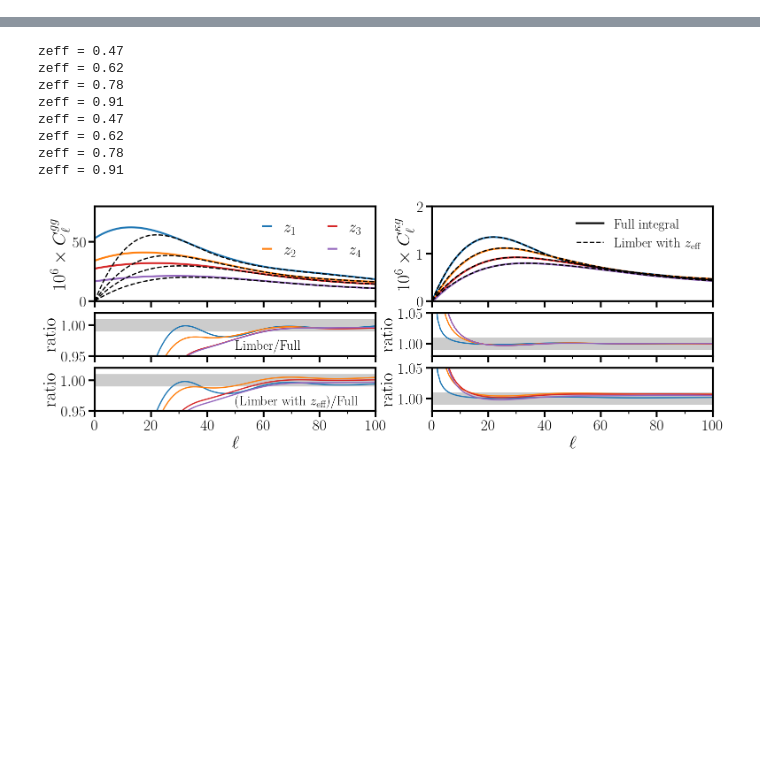
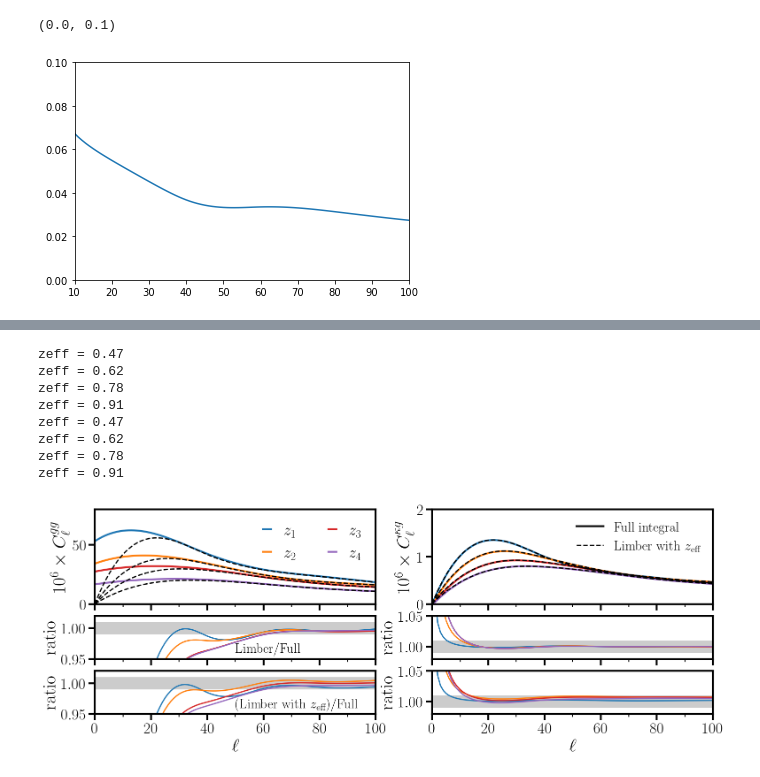
Before and after one commit to Joletaxi19/desi-cmb-lensing-joint-analysis, a Jupyter notebook: notebooks/beyondLimber.ipynb, the cells around one changed output, grey strips where cells are left out. Saved outputs shown, nothing was run; the diff lists cells and outputs as text; code cells hidden in the pictures; blank space fills up the shorter version.

```diff
--- a/notebooks/beyondLimber.ipynb
+++ b/notebooks/beyondLimber.ipynb
@@ -127,0 +169,7 @@ matplotlib.rcParams['text.latex.preamble'] = r'\usepackage{amsmath}'
+# %%
+plt.plot(l,ckg_2l_zeff/ckg_2l_zeff_nomag-1)
+plt.xlim(10,100)
+plt.ylim(0,0.1)
+# %% [output]
+(0.0, 0.1)
+[figure, added]
```
Also changed, not shown: parts of 6 cells of this notebook, 1 other file.
